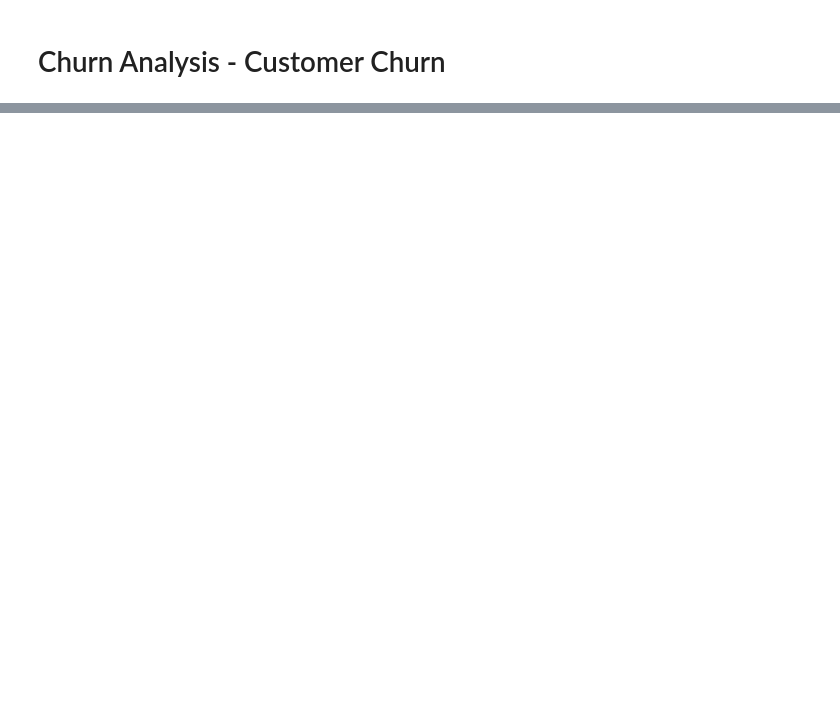
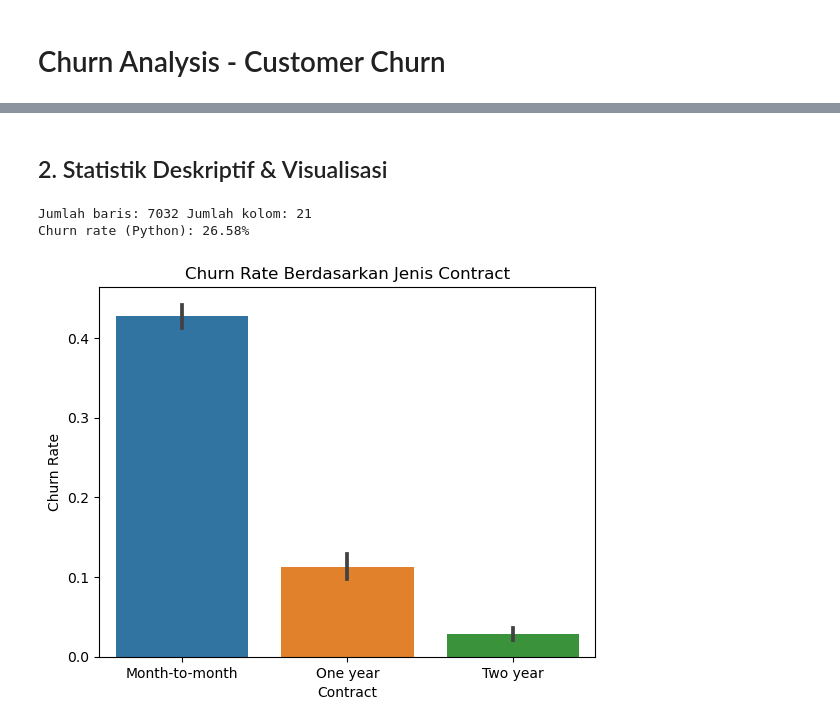
Before and after one commit to naufaldahafizh/churn-analysis, a Jupyter notebook: notebooks/01_eda_modeling.ipynb, the cells around one changed output, grey strips where cells are left out. Saved outputs shown, nothing was run; the diff lists cells and outputs as text; code cells hidden in the pictures; blank space fills up the shorter version.

Commit message:
Add EDA and model for churn prediction

```diff
--- a/notebooks/churn_analysis.ipynb
+++ b/notebooks/01_eda_modeling.ipynb
@@ -113,0 +25,20 @@ sns.barplot(x='Contract', y='Churn', data=df.replace({'Churn': {'Yes': 1, 'No':
+# %%
+# Load data
+df = load_churn_data() #nama kolom menjadi huruf kecil
+df.head()
+
+# Mengubah kolom sesuai sumber df
+def rename_cols_for_func(df, expected_cols):
+    current_cols = df.columns
+    mapping = {}
+    for expected in expected_cols:
+        for actual in current_cols:
+            if actual.lower() == expected.lower():
+                mapping[actual] = expected
+    return df.rename(columns=mapping)
+
+df_source = pd.read_csv('../data/Telco-Customer-Churn.csv')
+expected_cols = df_source.columns  # sesuai yang dipakai fungsi
+df = rename_cols_for_func(df, expected_cols)
+df = basic_clean(df)
+df.info()
@@ -113,0 +68,23 @@ sns.barplot(x='Contract', y='Churn', data=df.replace({'Churn': {'Yes': 1, 'No':
+# %% [markdown]
+## 2. Statistik Deskriptif & Visualisasi
+# %%
+# Ukuran dataset
+print("Jumlah baris:", df.shape[0], "Jumlah kolom:", df.shape[1])
+
+# Churn rate
+churn_rate = df['Churn'].map({'Yes':1, 'No':0}).mean()
+print(f"Churn rate (Python): {churn_rate:.2%}")
+# %% [output]
+Jumlah baris: 7032 Jumlah kolom: 21
+Churn rate (Python): 26.58%
+# %%
+# Distribusi tingkat churn berdasarkan kategori contract
+df_plot = df.copy()
+df_plot['ChurnNumeric'] = df_plot['Churn'].map({'Yes':1, 'No':0})
+sns.barplot(x='Contract', y='ChurnNumeric', data=df_plot)
+plt.title('Churn Rate Berdasarkan Jenis Contract')
+plt.ylabel('Churn Rate')
+plt.xlabel('Contract')
+plt.show()
+# %% [output]
+[figure, added]
```
Also changed, not shown: parts of 46 cells of this notebook, 9 other files.
